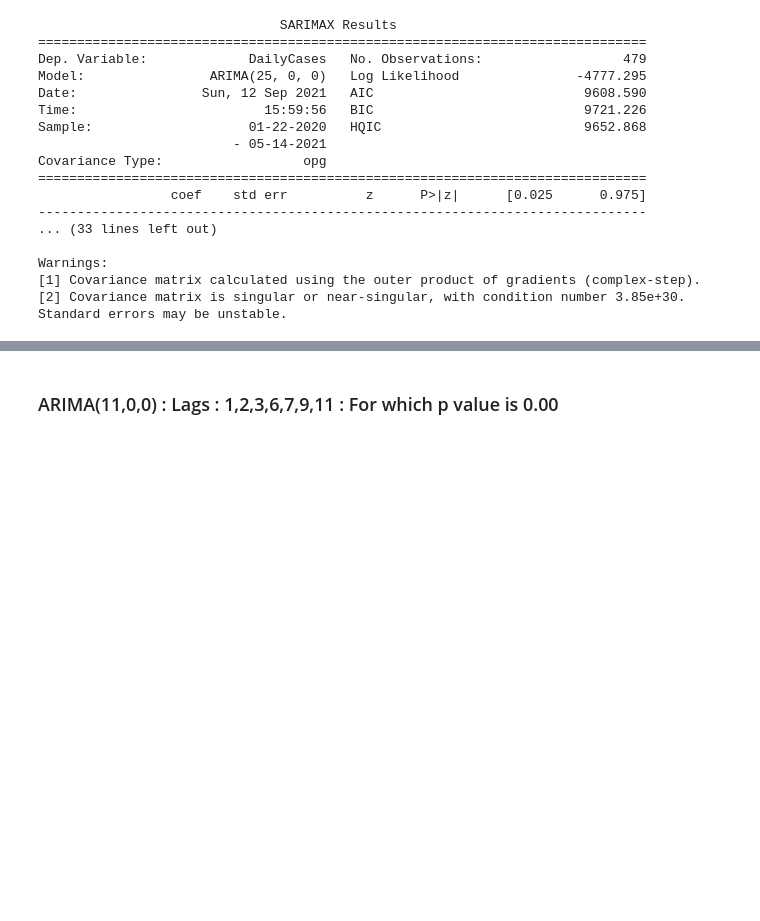
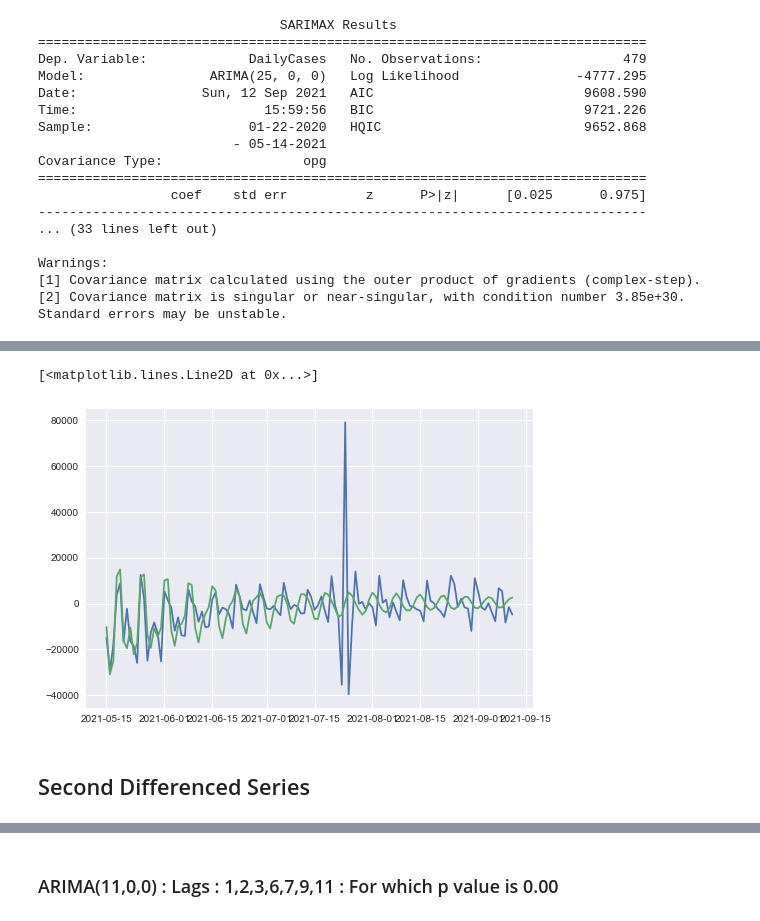
Before and after one commit to absaw/COVID19Analysis, a Jupyter notebook: Code/Time Series Analysis.ipynb, the cells around one changed output, grey strips where cells are left out. Cells and saved outputs as stored; diff of their text form; code cells hidden in the pictures; blank space fills up the shorter version.

```diff
--- a/Code/Time Series Analysis.ipynb
+++ b/Code/Time Series Analysis.ipynb
@@ -520,0 +463,5 @@ acf_pacf_plots(daily_second_difference)
+# %%
+start =time()
+fd_ar_model_fit=fd_ar_model.fit()
+end = time()
+print("Model Fitting Time : ", end-start," s")
@@ -520,0 +542,8 @@ acf_pacf_plots(daily_second_difference)
+# %%
+plt.plot(fd_test_daily_s)
+plt.plot(fd_predictions_daily)
+# %% [output]
+[<matplotlib.lines.Line2D at 0x...>]
+[figure, added]
+# %% [markdown]
+## Second Differenced Series
```
Also changed, not shown: parts of 78 cells of this notebook, 1 other file.
